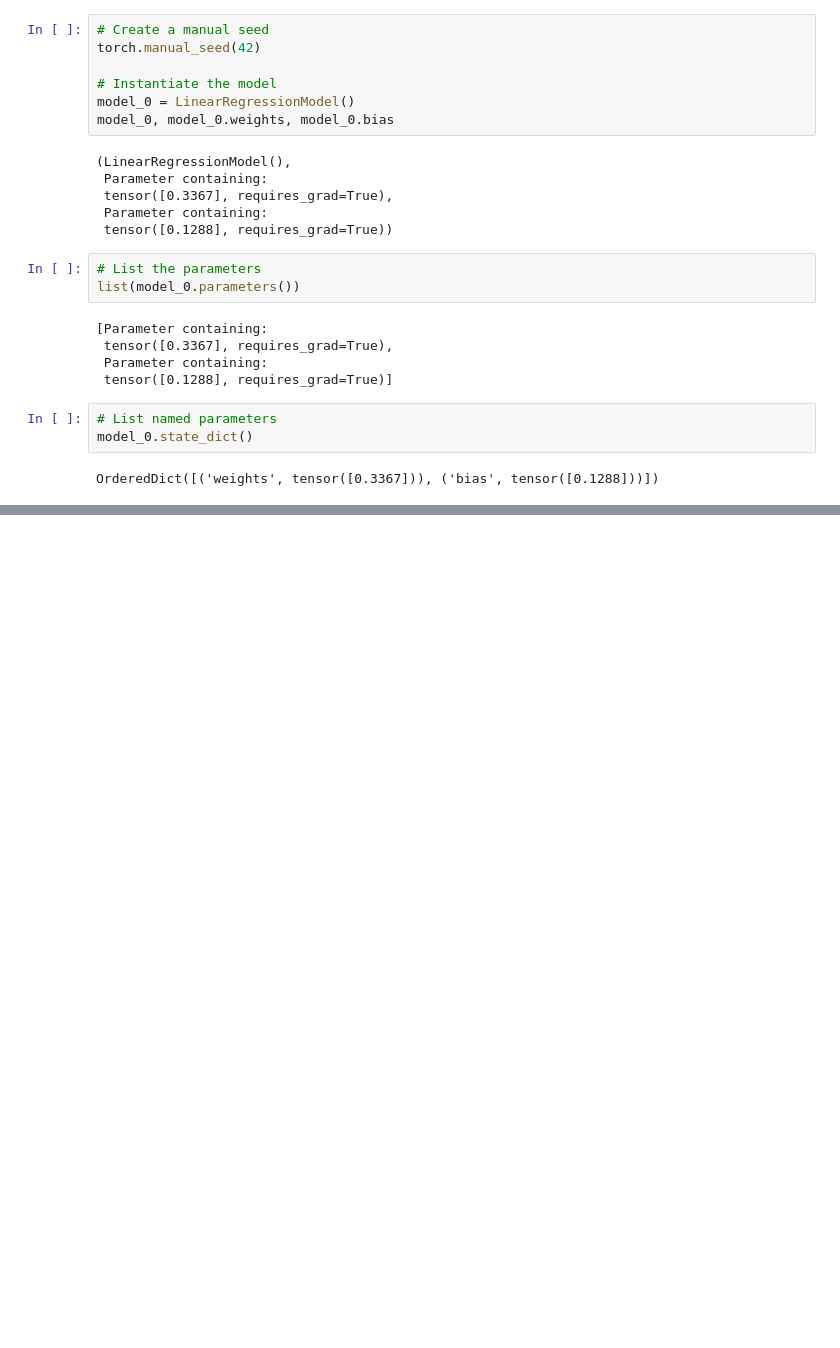
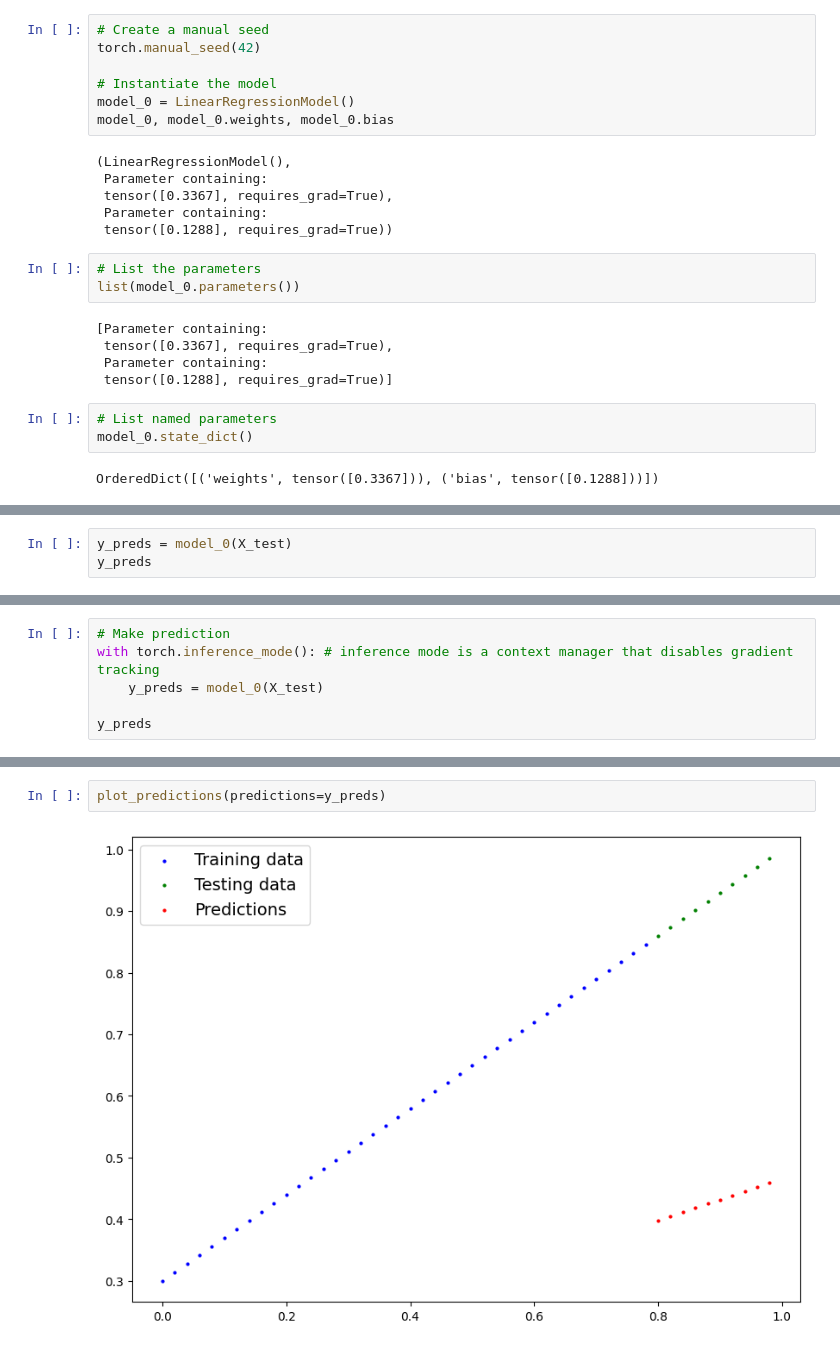
Before and after one commit to arkaseth/PyTorch-practice, a Jupyter notebook: 1PyTorch_workflow.ipynb, the cells around one changed output, grey strips where cells are left out. Saved outputs shown, nothing was run; the diff lists cells and outputs as text; blank space fills up the shorter version.

Commit message:
making predictions with model

```diff
--- a/1PyTorch_workflow.ipynb
+++ b/1PyTorch_workflow.ipynb
@@ -177,0 +184,3 @@ OrderedDict([('weights', tensor([0.3367])), ('bias', tensor([0.1288]))])
+# %%
+y_preds = model_0(X_test)
+y_preds
@@ -177,0 +198,6 @@ OrderedDict([('weights', tensor([0.3367])), ('bias', tensor([0.1288]))])
+# %%
+# Make prediction
+with torch.inference_mode(): # inference mode is a context manager that disables gradient tracking
+    y_preds = model_0(X_test)
+
+y_preds
@@ -177,0 +228,4 @@ OrderedDict([('weights', tensor([0.3367])), ('bias', tensor([0.1288]))])
+# %%
+plot_predictions(predictions=y_preds)
+# %% [output]
+[figure, added]
```
Also changed, not shown: parts of 4 cells of this notebook.
